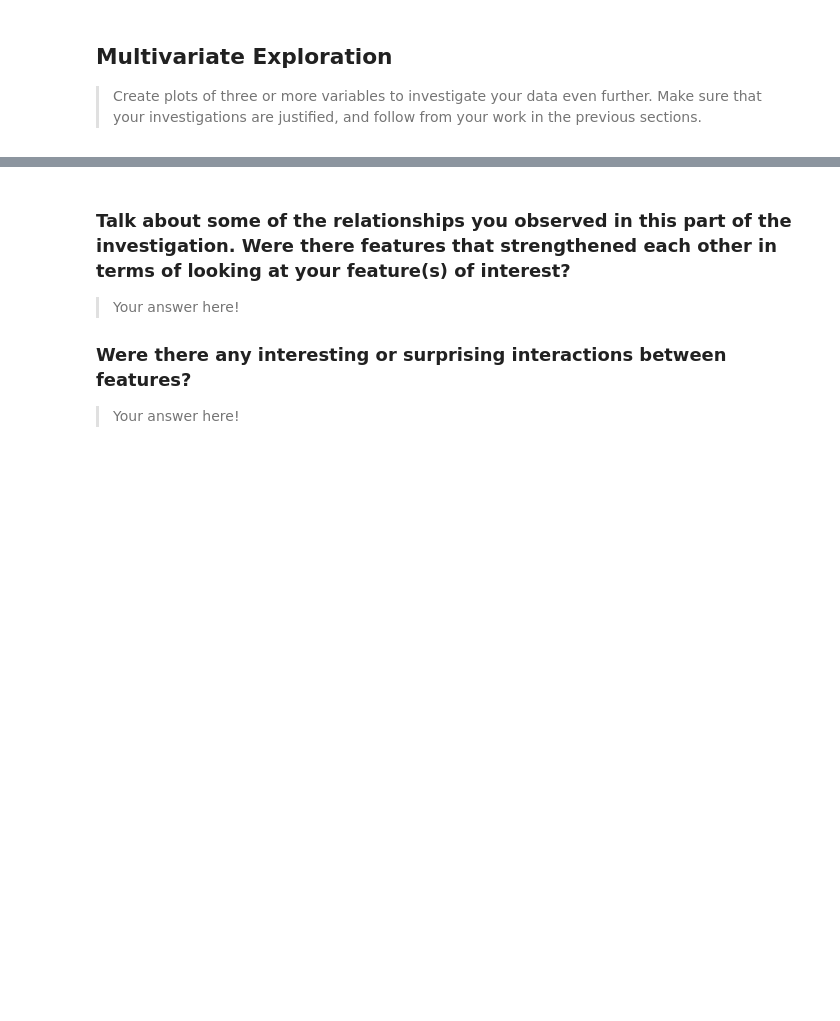
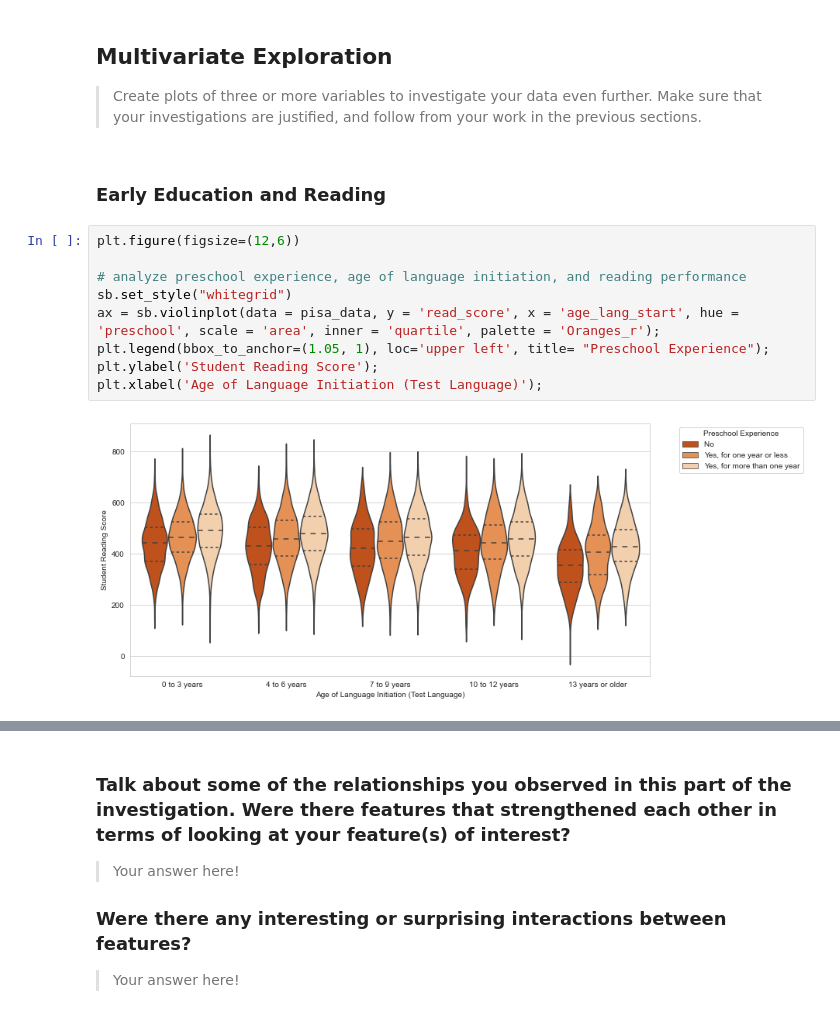
Before and after one commit to sjhaluck/International-Education-Data-Visualization, a Jupyter notebook: exploration_template.ipynb, the cells around one changed output, grey strips where cells are left out. Cells and saved outputs as stored; diff of their text form; blank space fills up the shorter version.

```diff
--- a/exploration_template.ipynb
+++ b/exploration_template.ipynb
@@ -840,3 +840,16 @@ There is a wide range of academic performance, regardless of instructional minut
 > Create plots of three or more variables to investigate your data even
 further. Make sure that your investigations are justified, and follow from
 your work in the previous sections.
+# %% [markdown]
+### Early Education and Reading
+# %%
+plt.figure(figsize=(12,6))
+
+# analyze preschool experience, age of language initiation, and reading performance
+sb.set_style("whitegrid")
+ax = sb.violinplot(data = pisa_data, y = 'read_score', x = 'age_lang_start', hue = 'preschool', scale = 'area', inner = 'quartile', palette = 'Oranges_r');
+plt.legend(bbox_to_anchor=(1.05, 1), loc='upper left', title= "Preschool Experience");
+plt.ylabel('Student Reading Score');
+plt.xlabel('Age of Language Initiation (Test Language)');
+# %% [output]
+[figure, added]
```
Also changed, not shown: parts of 18 cells of this notebook.
